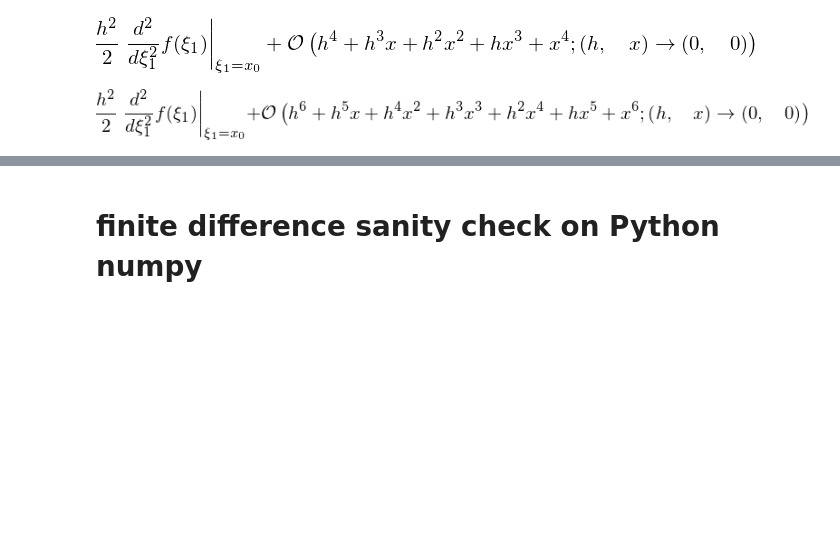
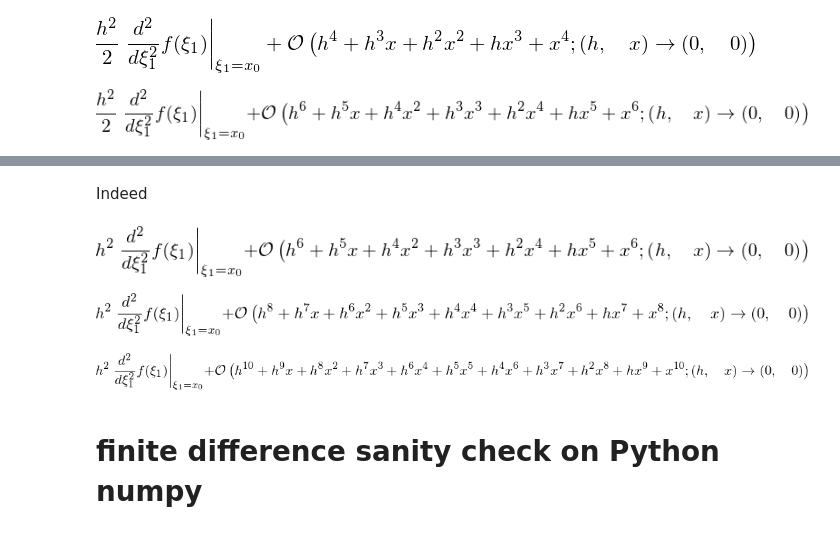
Before and after one commit to bubnicbf/phys_410, a Jupyter notebook: finitediff.ipynb, the cells around one changed output, grey strips where cells are left out. Saved outputs shown, nothing was run; the diff lists cells and outputs as text; code cells hidden in the pictures; blank space fills up the shorter version.

```diff
--- a/finitediff.ipynb
+++ b/finitediff.ipynb
@@ -477,3 +577,27 @@ Rat(1,180)*(f(x+3*h).series(x+3*h,x0=x_0,n=p)+f(x-3*h).series(x-3*h,x0=x_0,n=p)-
+# %% [markdown]
+Indeed
+# %%
+p = 6
+( Rat(4,3)*(f(x+h).series(x+h,x0=x_0,n=p) + f(x-h).series(x-h,x0=x_0,n=p) -2*f(x_0)) + \
+Rat(-1,12)*(f(x+2*h).series(x+2*h,x0=x_0,n=p)+f(x-2*h).series(x-2*h,x0=x_0,n=p) -2*f(x_0))).subs(x-x_0,0)
+# %% [output]
+[figure, added]
+# %%
+p = 8
+( Rat(3,2)*(f(x+h).series(x+h,x0=x_0,n=p) + f(x-h).series(x-h,x0=x_0,n=p) -2*f(x_0)) + \
+Rat(-3,20)*(f(x+2*h).series(x+2*h,x0=x_0,n=p)+f(x-2*h).series(x-2*h,x0=x_0,n=p) -2*f(x_0)) + \
+Rat(1,90)*(f(x+3*h).series(x+3*h,x0=x_0,n=p)+f(x-3*h).series(x-3*h,x0=x_0,n=p) -2*f(x_0)) ).subs(x-x_0,0)
+# %% [output]
+[figure, added]
+# %%
+p = 10
+( Rat(8,5)*(f(x+h).series(x+h,x0=x_0,n=p) + f(x-h).series(x-h,x0=x_0,n=p) -2*f(x_0)) + \
+Rat(-1,5)*(f(x+2*h).series(x+2*h,x0=x_0,n=p)+f(x-2*h).series(x-2*h,x0=x_0,n=p) -2*f(x_0)) + \
+Rat(8,315)*(f(x+3*h).series(x+3*h,x0=x_0,n=p)+f(x-3*h).series(x-3*h,x0=x_0,n=p) -2*f(x_0)) + \
+ Rat(-1,560)*(f(x+4*h).series(x+4*h,x0=x_0,n=p)+f(x-4*h).series(x-4*h,x0=x_0,n=p) -2*f(x_0))
+).subs(x-x_0,0)
+# %% [output]
+[figure, added]
 # %% [markdown]
 # finite difference sanity check on Python numpy
 # %%
```
Also changed, not shown: parts of 15 cells of this notebook.
